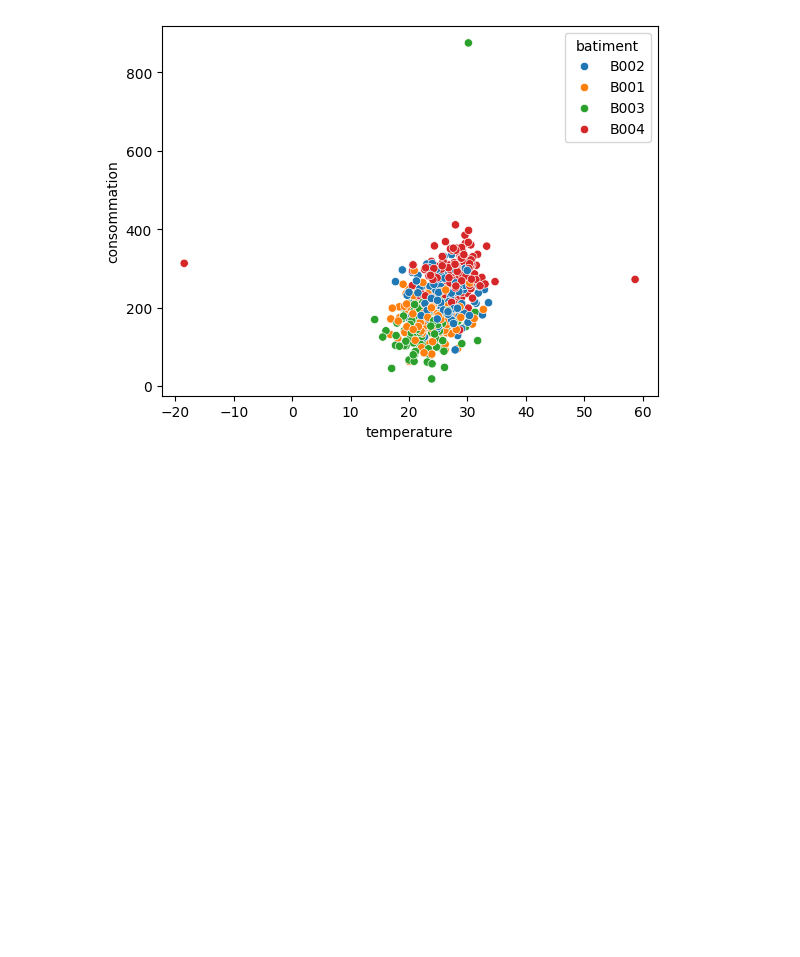
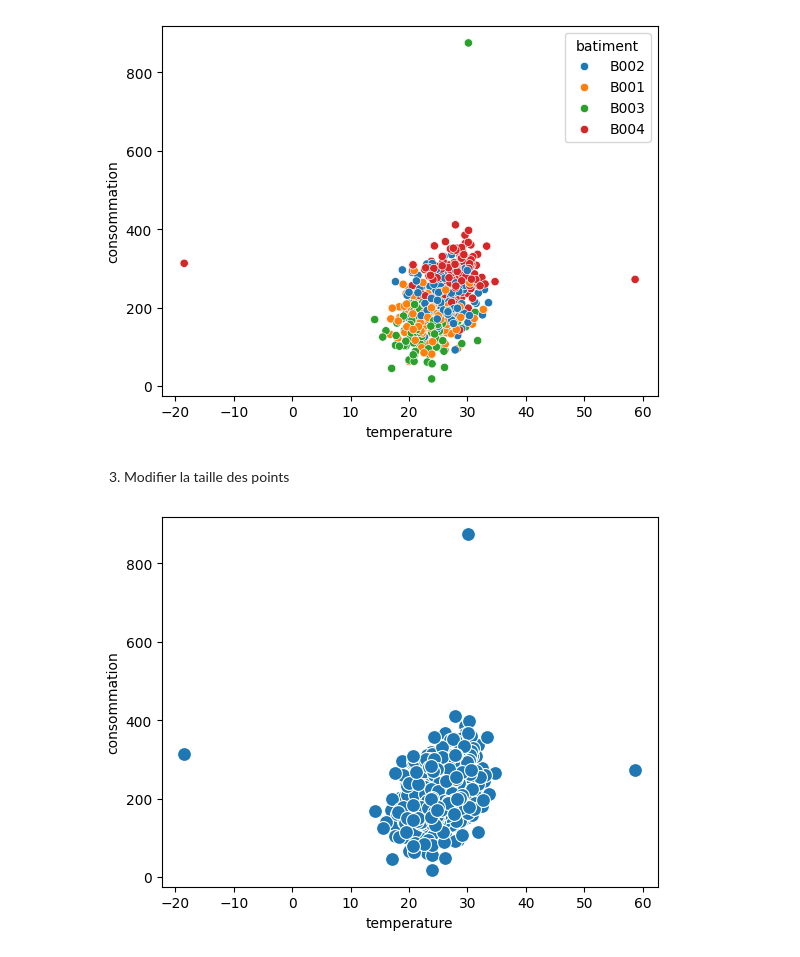
Before and after one commit to binetouwahab/atelier_seaborn_iot, a Jupyter notebook: notebooks/atelier_seaborn_iot.ipynb, the cells around one changed output. Saved outputs shown, nothing was run; the diff lists cells and outputs as text; code cells hidden in the pictures; blank space fills up the shorter version.

Commit message:
modification de la taille des points

```diff
--- a/notebooks/atelier_seaborn_iot.ipynb
+++ b/notebooks/atelier_seaborn_iot.ipynb
@@ -231,3 +231,15 @@ sns.scatterplot(data=df, x="temperature", y="consommation", hue="batiment")
 # %% [output]
 <Axes: xlabel='temperature', ylabel='consommation'>
 [figure]
+# %% [markdown]
+3) Modifier la taille des points
+# %%
+sns.scatterplot(
+    data=df,
+    x="temperature",
+    y="consommation",
+    s=100
+)
+plt.show()
+# %% [output]
+[figure, added]
```
